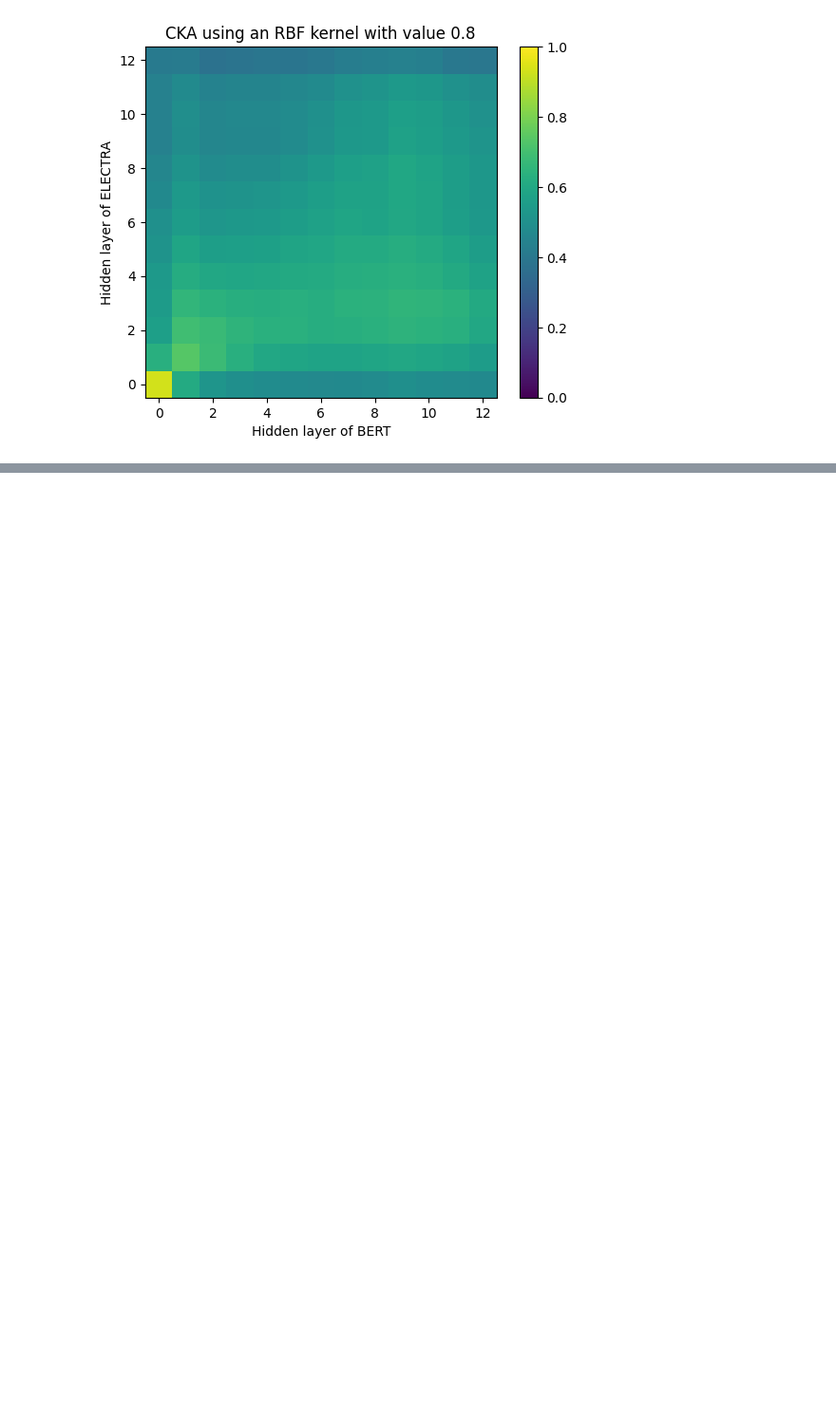
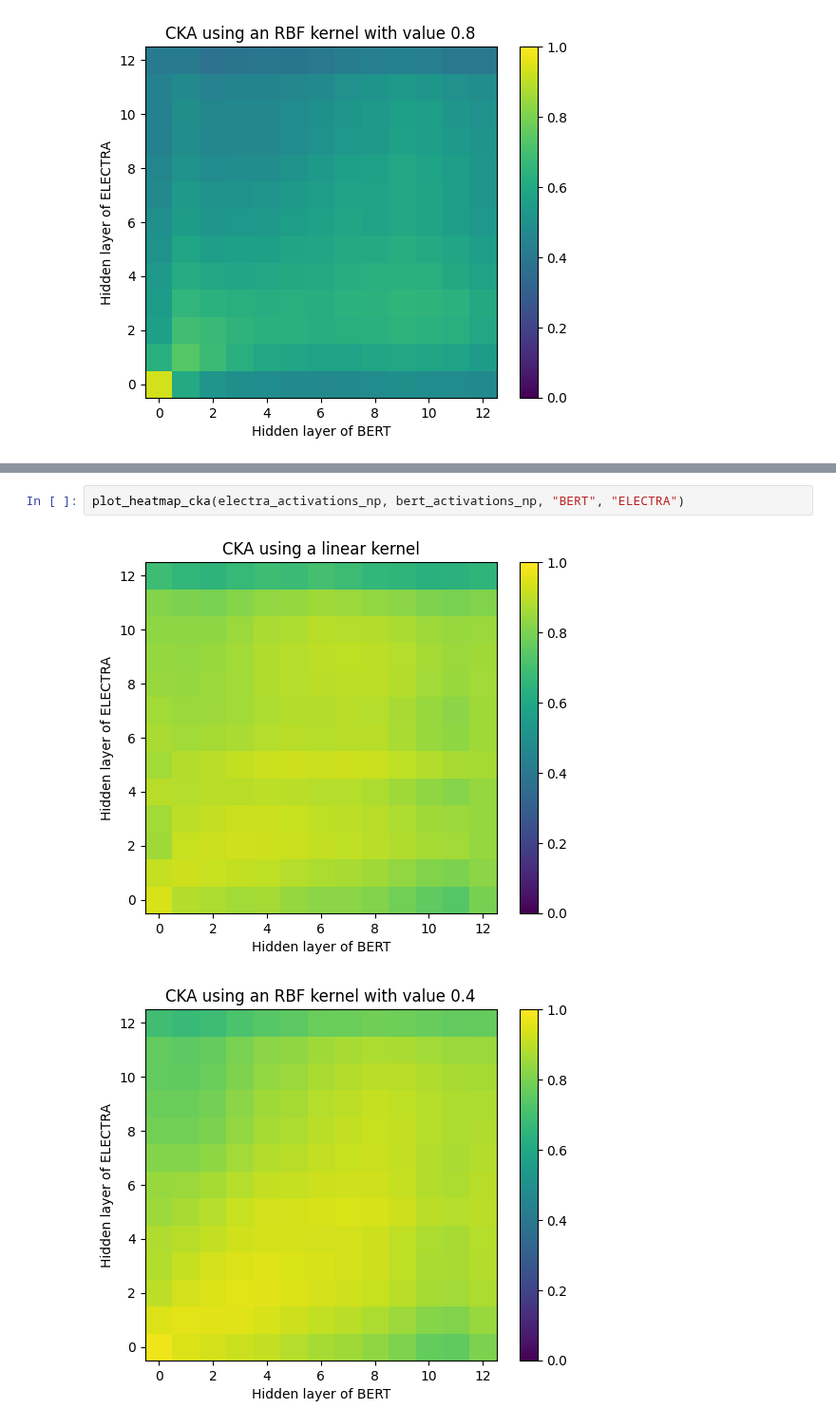
Before and after one commit to ir2718/similarity-embedding-quality, a Jupyter notebook: notebooks/representation_similarity.ipynb, the cells around one changed output, grey strips where cells are left out. Shown at 95% size. Cells and saved outputs as stored; diff of their text form; blank space fills up the shorter version.

```diff
--- a/notebooks/representation_similarity.ipynb
+++ b/notebooks/representation_similarity.ipynb
@@ -420,0 +411,5 @@ plot_heatmap_cka_highlight(electra_activations_np, bert_activations_np, "BERT",
+# %%
+plot_heatmap_cka(electra_activations_np, bert_activations_np, "BERT", "ELECTRA")
+# %% [output]
+[figure, added]
+[figure, added]
```
Also changed, not shown: parts of 12 cells of this notebook.
